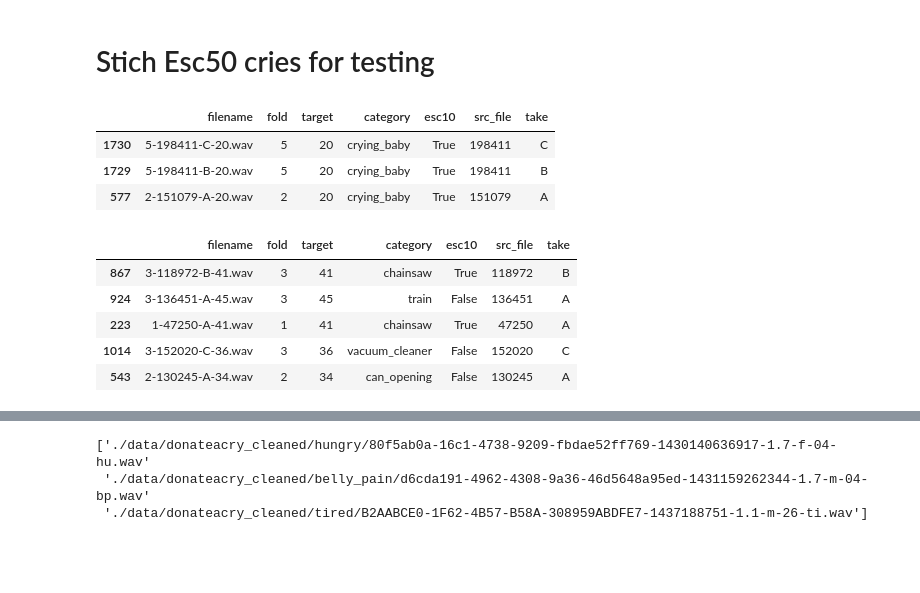
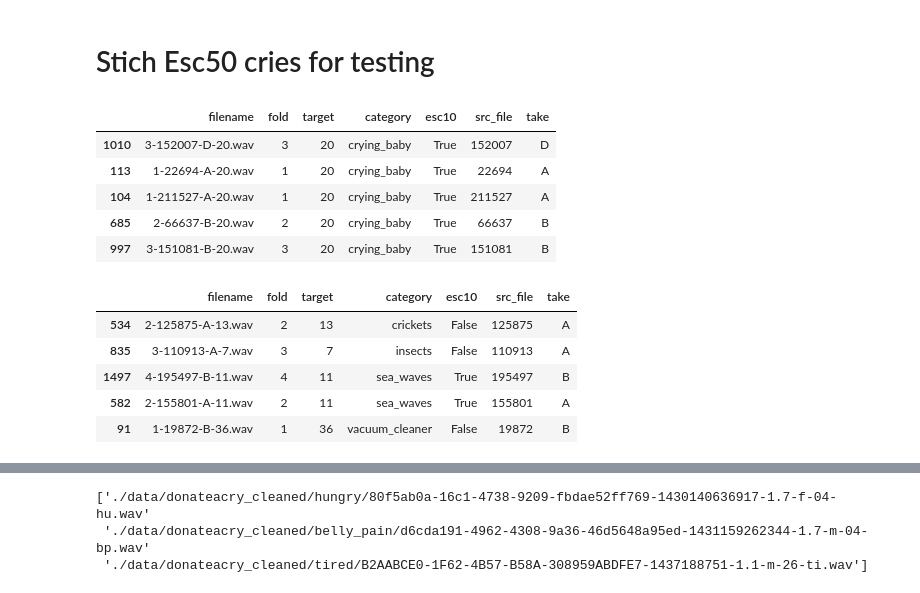
Before and after one commit to alem-147/infasafe, a Jupyter notebook: audio_analysis/feature_extraction.ipynb, the cells around one changed output, grey strips where cells are left out. Cells and saved outputs as stored; diff of their text form; code cells hidden in the pictures; blank space fills up the shorter version.

```diff
--- a/audio_analysis/feature_extraction.ipynb
+++ b/audio_analysis/feature_extraction.ipynb
@@ -343,23 +377,25 @@ for i, category in enumerate(cry_categories):
 esccsvPath = "./data/esc_50/meta/esc50.csv"
 escmeta = pd.read_csv(esccsvPath)
 # metadata.head()
-cry_esc50 = escmeta[escmeta['category'] == "crying_baby"].sample(3)
+cry_esc50 = escmeta[escmeta['category'] == "crying_baby"].sample(5)
 cry_esc50.head()
 # %% [output]
 |  | filename | fold | target | category | esc10 | src_file | take |
-| 1730 | 5-198411-C-20.wav | 5 | 20 | crying_baby | True | 198411 | C |
-| 1729 | 5-198411-B-20.wav | 5 | 20 | crying_baby | True | 198411 | B |
-| 577 | 2-151079-A-20.wav | 2 | 20 | crying_baby | True | 151079 | A |
+| 1010 | 3-152007-D-20.wav | 3 | 20 | crying_baby | True | 152007 | D |
+| 113 | 1-22694-A-20.wav | 1 | 20 | crying_baby | True | 22694 | A |
+| 104 | 1-211527-A-20.wav | 1 | 20 | crying_baby | True | 211527 | A |
+| 685 | 2-66637-B-20.wav | 2 | 20 | crying_baby | True | 66637 | B |
+| 997 | 3-151081-B-20.wav | 3 | 20 | crying_baby | True | 151081 | B |
 # %%
-rando_esc50 = escmeta[escmeta['category'] != "crying_baby"].sample(5)
+rando_esc50 = escmeta[escmeta['category'] != "crying_baby"].sample(10)
 rando_esc50.head()
 # %% [output]
 |  | filename | fold | target | category | esc10 | src_file | take |
-| 867 | 3-118972-B-41.wav | 3 | 41 | chainsaw | True | 118972 | B |
-| 924 | 3-136451-A-45.wav | 3 | 45 | train | False | 136451 | A |
-| 223 | 1-47250-A-41.wav | 1 | 41 | chainsaw | True | 47250 | A |
-| 1014 | 3-152020-C-36.wav | 3 | 36 | vacuum_cleaner | False | 152020 | C |
-| 543 | 2-130245-A-34.wav | 2 | 34 | can_opening | False | 130245 | A |
+| 534 | 2-125875-A-13.wav | 2 | 13 | crickets | False | 125875 | A |
+| 835 | 3-110913-A-7.wav | 3 | 7 | insects | False | 110913 | A |
+| 1497 | 4-195497-B-11.wav | 4 | 11 | sea_waves | True | 195497 | B |
+| 582 | 2-155801-A-11.wav | 2 | 11 | sea_waves | True | 155801 | A |
+| 91 | 1-19872-B-36.wav | 1 | 36 | vacuum_cleaner | False | 19872 | B |
 # %%
 test_audio_df = pd.concat([rando_esc50,cry_esc50], axis=0).sample(frac=1).reset_index(drop=True)
 # %%
```
Also changed, not shown: parts of 16 cells of this notebook, 2 other files.
